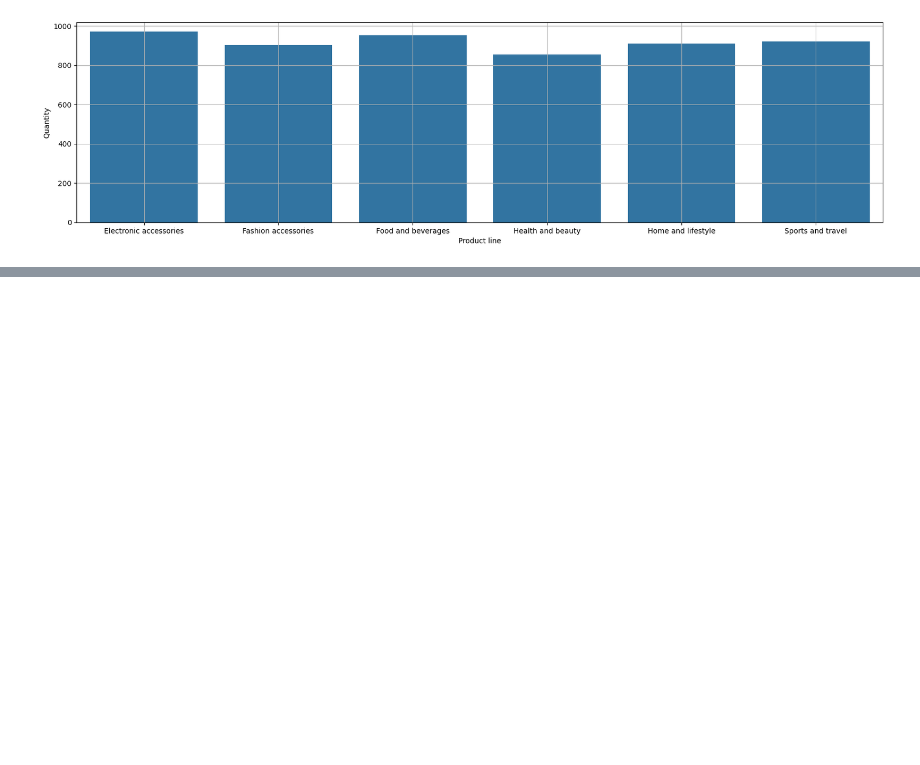
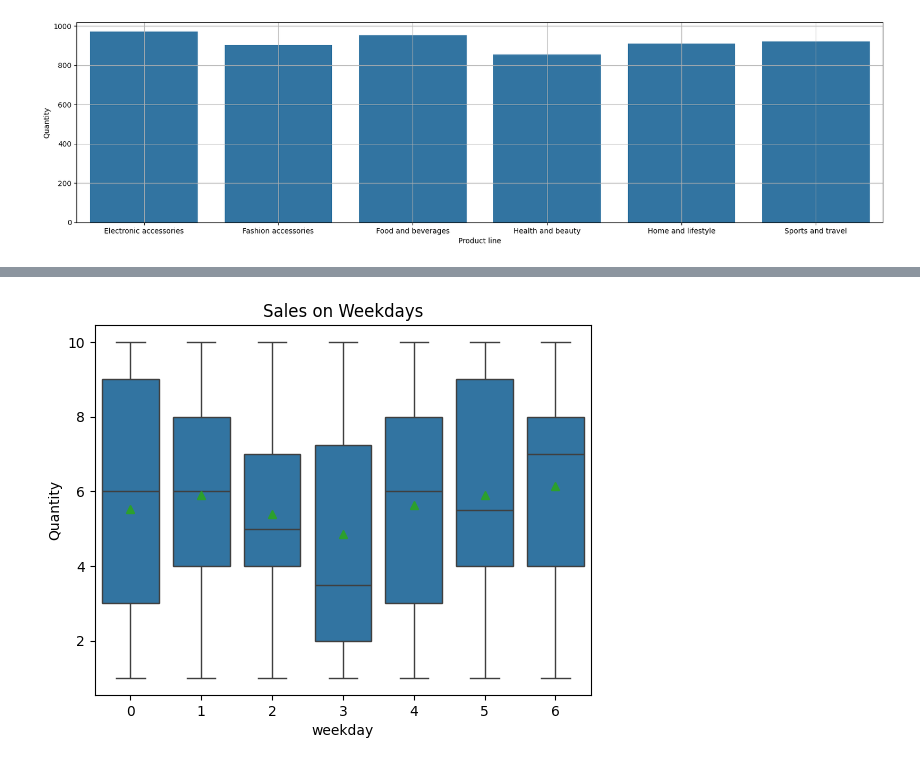
Before and after one commit to Sanjay-799/Supermarket-Sales-Analysis, a Jupyter notebook: Supermarket_Sales_Analysis.ipynb, the cells around one changed output, grey strips where cells are left out. Drawn from its saved outputs; the diff is of its cells as text; code cells hidden in the pictures; blank space fills up the shorter version.

```diff
--- a/Supermarket_Sales_Analysis.ipynb
+++ b/Supermarket_Sales_Analysis.ipynb
@@ -422,7 +426,6 @@ plt.grid()
 # %% [output]
 [figure]
 # %%
-df['Date'] = pd.to_datetime(df['Date'])
-df['weekday'] = df['Date'].dt.dayofweek
+df['weekday'] = df['Date'].dt.dayofweek     #extract Weekdays from Date
 df['weekday'].unique()
 # %% [output]
@@ -429,0 +433,10 @@ array([5, 4, 6, 0, 3, 2, 1], dtype=int32)
+# %%
+# Convert 'Date' column to datetime without specifying a format, letting Pandas infer the format
+df['Date'] = pd.to_datetime(df['Date'], dayfirst=True, errors='coerce')
+
+# Remove rows where 'Date' is NaT (invalid dates)
+df = df.dropna(subset=['Date'])
+
+# Now you can extract weekdays
+df['weekday'] = df['Date'].dt.dayofweek
+df['weekday'].unique()
@@ -429,0 +454,7 @@ array([5, 4, 6, 0, 3, 2, 1], dtype=int32)
+# %%
+sns.boxplot(x=df['weekday'],y=df["Quantity"],data=df,showmeans=True)
+plt.title("Sales on Weekdays")
+
+plt.show()
+# %% [output]
+[figure, added]
```
Also changed, not shown: parts of 27 cells of this notebook.
